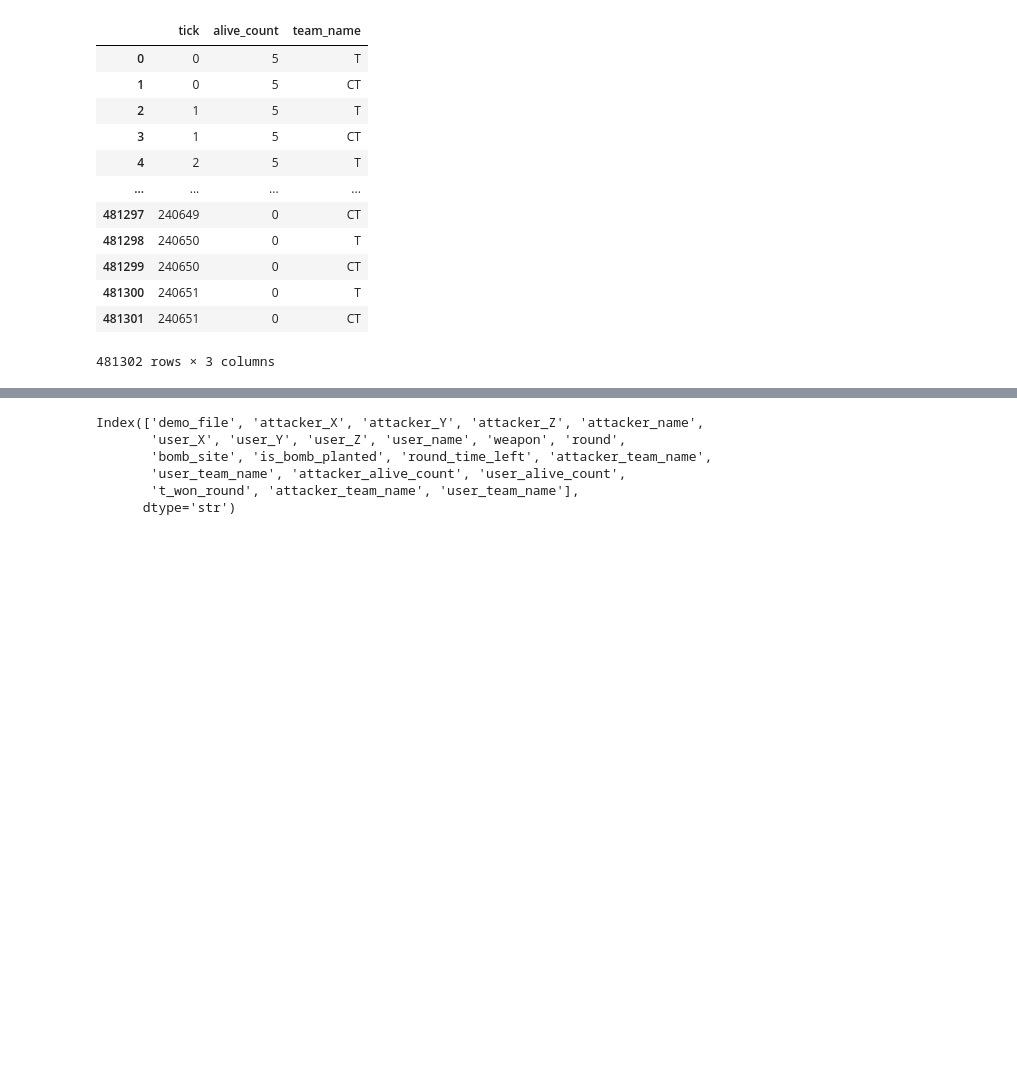
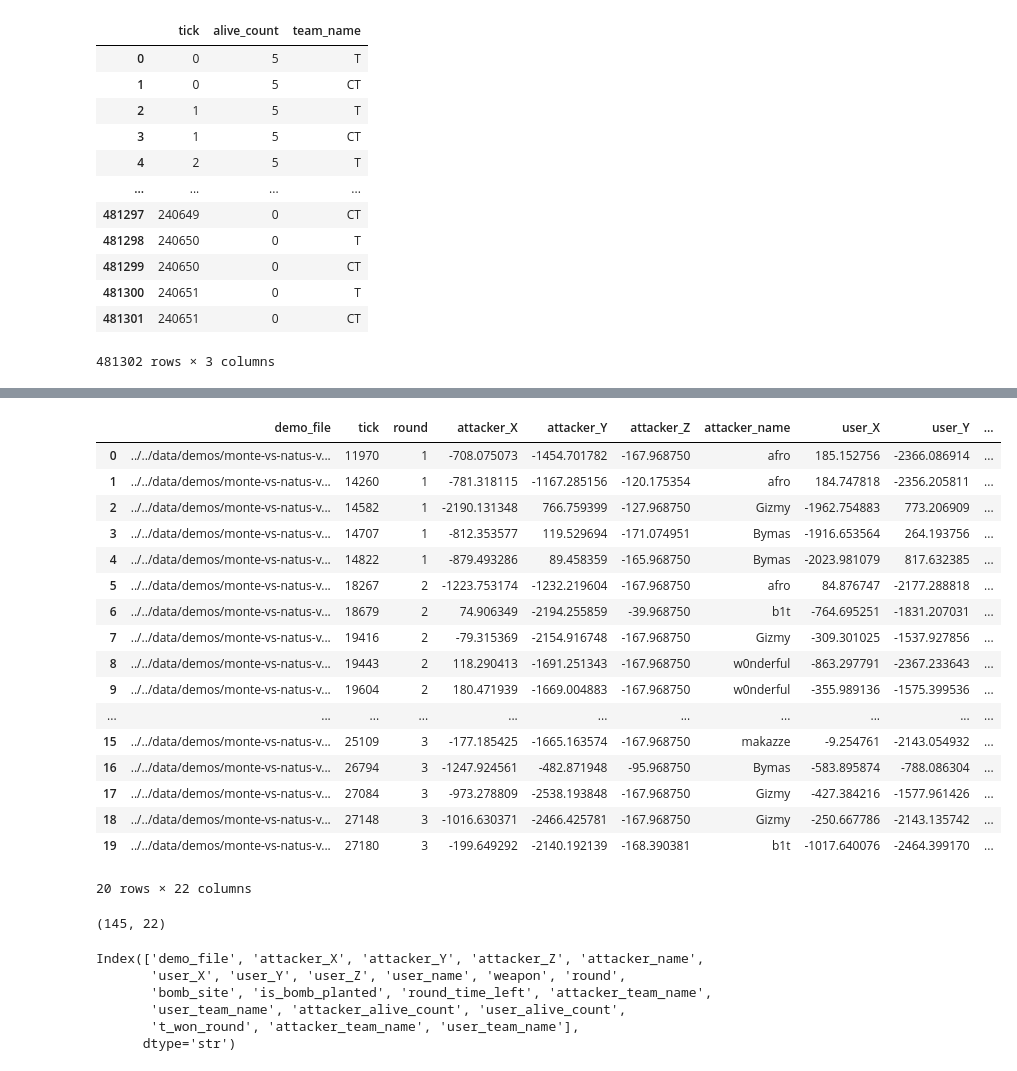
Before and after one commit to Mikko-Ihasalo/cs-win-model, a Jupyter notebook: src/notebooks/data_build_test_notebook.ipynb, the cells around one changed output, grey strips where cells are left out. Drawn from its saved outputs; the diff is of its cells as text; code cells hidden in the pictures; blank space fills up the shorter version.

```diff
--- a/src/notebooks/data_build_test_notebook.ipynb
+++ b/src/notebooks/data_build_test_notebook.ipynb
@@ -122,3 +97,28 @@ display(df_demo[df_demo["bomb_site"].notnull()])
+# %%
+display(df_demo.sort_values(by=["tick"], ascending=True).head(20))
+# %% [output]
+|  | demo_file | tick | round | attacker_X | attacker_Y | attacker_Z | attacker_name | user_X | user_Y | ... |
+| 0 | ../../data/demos/monte-vs-natus-v... | 11970 | 1 | -708.075073 | -1454.701782 | -167.968750 | afro | 185.152756 | -2366.086914 | ... |
+| 1 | ../../data/demos/monte-vs-natus-v... | 14260 | 1 | -781.318115 | -1167.285156 | -120.175354 | afro | 184.747818 | -2356.205811 | ... |
+| 2 | ../../data/demos/monte-vs-natus-v... | 14582 | 1 | -2190.131348 | 766.759399 | -127.968750 | Gizmy | -1962.754883 | 773.206909 | ... |
+| 3 | ../../data/demos/monte-vs-natus-v... | 14707 | 1 | -812.353577 | 119.529694 | -171.074951 | Bymas | -1916.653564 | 264.193756 | ... |
+| 4 | ../../data/demos/monte-vs-natus-v... | 14822 | 1 | -879.493286 | 89.458359 | -165.968750 | Bymas | -2023.981079 | 817.632385 | ... |
+| 5 | ../../data/demos/monte-vs-natus-v... | 18267 | 2 | -1223.753174 | -1232.219604 | -167.968750 | afro | 84.876747 | -2177.288818 | ... |
+| 6 | ../../data/demos/monte-vs-natus-v... | 18679 | 2 | 74.906349 | -2194.255859 | -39.968750 | b1t | -764.695251 | -1831.207031 | ... |
+| 7 | ../../data/demos/monte-vs-natus-v... | 19416 | 2 | -79.315369 | -2154.916748 | -167.968750 | Gizmy | -309.301025 | -1537.927856 | ... |
+| 8 | ../../data/demos/monte-vs-natus-v... | 19443 | 2 | 118.290413 | -1691.251343 | -167.968750 | w0nderful | -863.297791 | -2367.233643 | ... |
+| 9 | ../../data/demos/monte-vs-natus-v... | 19604 | 2 | 180.471939 | -1669.004883 | -167.968750 | w0nderful | -355.989136 | -1575.399536 | ... |
+| ... | ... | ... | ... | ... | ... | ... | ... | ... | ... | ... |
+| 15 | ../../data/demos/monte-vs-natus-v... | 25109 | 3 | -177.185425 | -1665.163574 | -167.968750 | makazze | -9.254761 | -2143.054932 | ... |
+| 16 | ../../data/demos/monte-vs-natus-v... | 26794 | 3 | -1247.924561 | -482.871948 | -95.968750 | Bymas | -583.895874 | -788.086304 | ... |
+| 17 | ../../data/demos/monte-vs-natus-v... | 27084 | 3 | -973.278809 | -2538.193848 | -167.968750 | Gizmy | -427.384216 | -1577.961426 | ... |
+| 18 | ../../data/demos/monte-vs-natus-v... | 27148 | 3 | -1016.630371 | -2466.425781 | -167.968750 | Gizmy | -250.667786 | -2143.135742 | ... |
+| 19 | ../../data/demos/monte-vs-natus-v... | 27180 | 3 | -199.649292 | -2140.192139 | -168.390381 | b1t | -1017.640076 | -2464.399170 | ... |
+20 rows × 22 columns
+# %%
+df_demo.shape
+# %% [output]
+(145, 22)
 # %%
 print(df_demo.columns)
 # %% [output]
```
Also changed, not shown: parts of 4 cells of this notebook, 3 other files.
